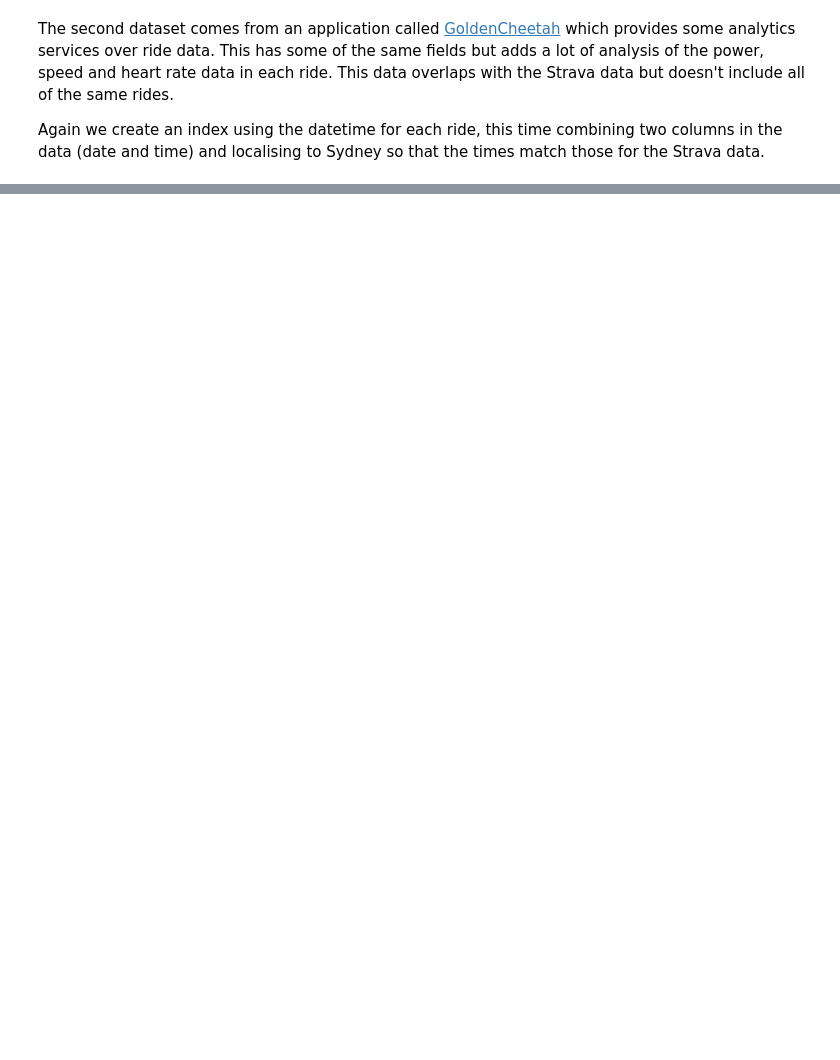
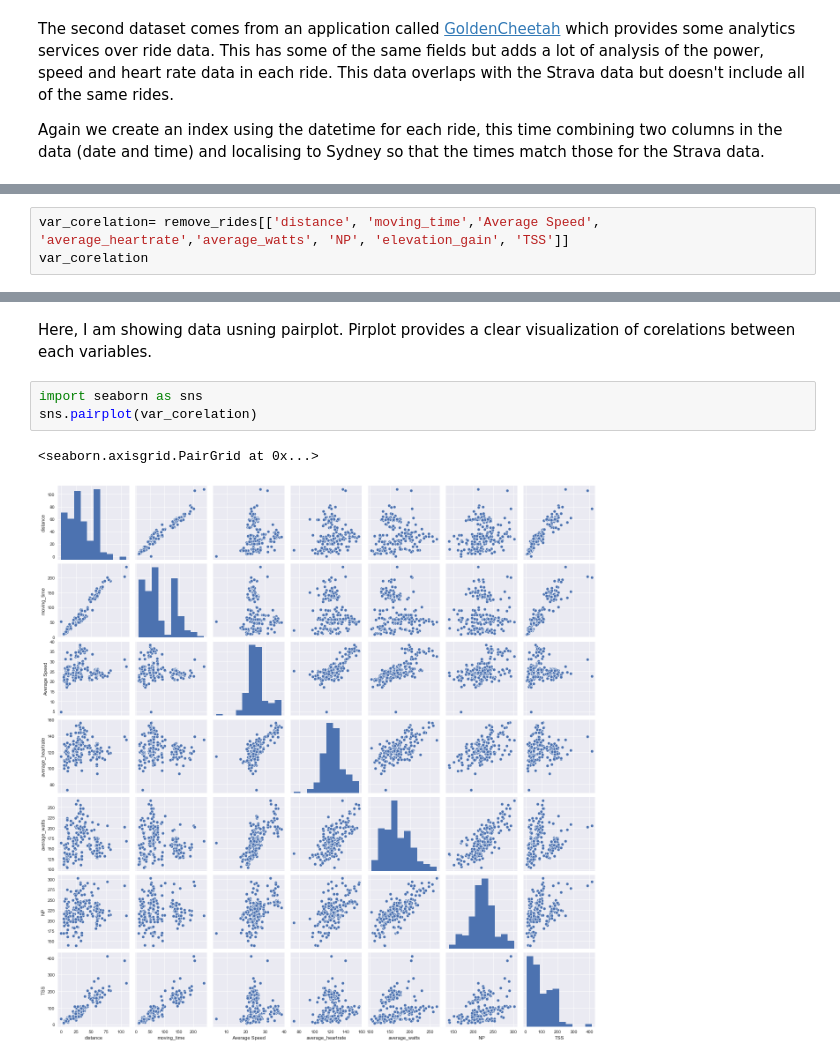
Before and after one commit to iamdraza/University-Practicals, a Jupyter notebook: Portfolio 1.ipynb, the cells around one changed output, grey strips where cells are left out. Cells and saved outputs as stored; diff of their text form; blank space fills up the shorter version.

```diff
--- a/Portfolio 1.ipynb
+++ b/Portfolio 1.ipynb
@@ -390,0 +140,3 @@ sns.pairplot(ndf6)
+# %%
+var_corelation= remove_rides[['distance', 'moving_time','Average Speed', 'average_heartrate','average_watts', 'NP', 'elevation_gain', 'TSS']]
+var_corelation
@@ -390,0 +168,8 @@ sns.pairplot(ndf6)
+# %% [markdown]
+Here, I am showing data usning pairplot. Pirplot provides a clear visualization of corelations between each variables.
+# %%
+import seaborn as sns
+sns.pairplot(var_corelation)
+# %% [output]
+<seaborn.axisgrid.PairGrid at 0x...>
+[figure, added]
```
Also changed, not shown: parts of 64 cells of this notebook.
